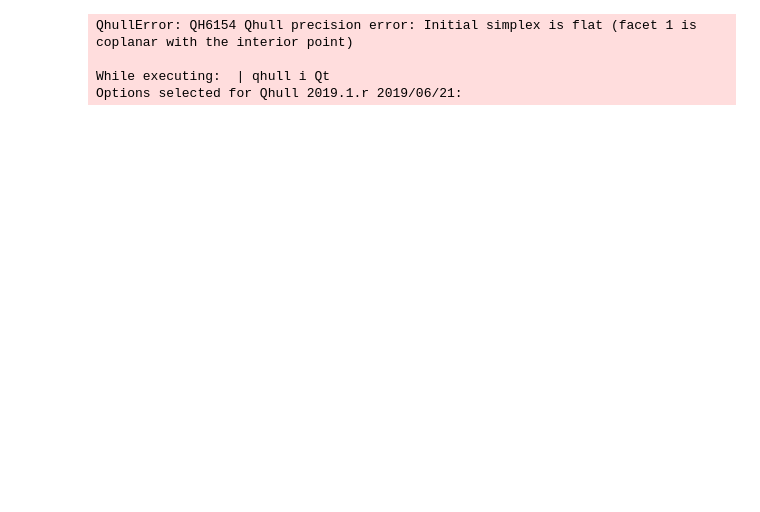
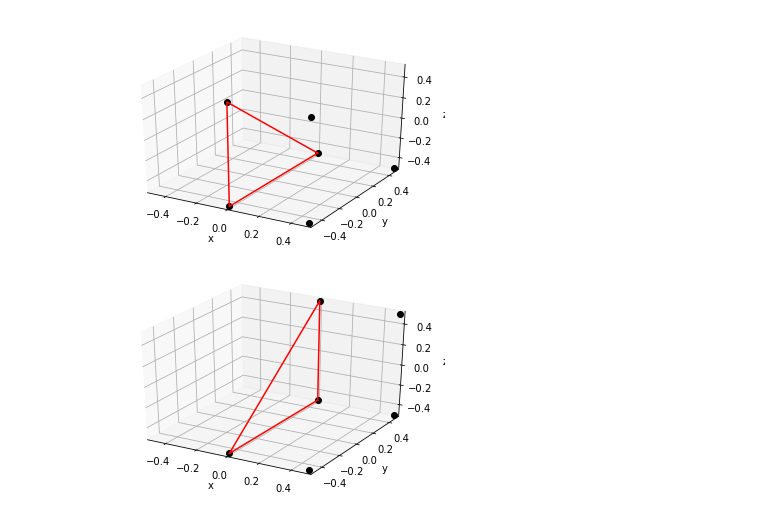
Before and after one commit to CursedApps/marching-cubes, a Jupyter notebook: MarchingCube_test.ipynb, the cells around one changed output. Drawn from its saved outputs; the diff is of its cells as text; code cells hidden in the pictures; blank space fills up the shorter version.

```diff
--- a/MarchingCube_test.ipynb
+++ b/MarchingCube_test.ipynb
@@ -26,7 +26,13 @@ coords = np.array([
   [ .5, -.5,  .5],
   ], dtype=float)
 # %%
-bits= np.array([0,0,1,0,1,0,0,1],dtype=bool).reshape((1,8))
+binary = 0b00110011
+
+bin_array = []
+for i in range(7,-1,-1):
+    bin_array.append(binary & 2**i)
+
+bits= np.array(bin_array,dtype=bool).reshape((1,8))
 
 answer = bits * (bits * connec).T
 # answer = np.col((bits * connec).T, [2,4,7]).nodup()
@@ -41,7 +46,0 @@ print(groups)
-# %%
-for group in groups:
-    bit_connec = (1 - bits) * (groups[group] * connec).T
-    mid_indices = bit_connec.nonzero()
-    mid_pos = np.array(list(zip(coords[mid_indices[0]], coords[mid_indices[1]])))
-    mid_pos = np.concatenate(np.mean(mid_pos,axis=1), coords[groups[group].nonzero()))
-    print(mid_pos)
@@ -50,21 +47,30 @@ SyntaxError: invalid syntax (<ipython-input-23-a7d07e8ad4f3>, line 5)
 # %%
-    if len(mid_pos) > 3:
-        hull = ConvexHull(mid_pos)
+for group in groups:
+    bit_connec = (1 - bits) * (groups[group] * connec).T
+    mid_indices = bit_connec.nonzero()
+    mid_pos = np.array(list(zip(coords[mid_indices[0]], coords[mid_indices[1]])))
+    roots_indices = groups[group].nonzero()
+    mid_pos = np.concatenate((np.mean(mid_pos,axis=1), coords[roots_indices]))
 
-        fig = plt.figure()
-        ax = fig.add_subplot(111, projection="3d")
-        ax.plot(mid_pos.T[0], mid_pos.T[1], mid_pos.T[2], "ko")
+    hull = ConvexHull(mid_pos)
+    fig = plt.figure()
+    ax = fig.add_subplot(111, projection="3d")
+    ax.plot(mid_pos.T[0], mid_pos.T[2], mid_pos.T[1], "ko")
+    ax.set_xlim(-0.5, 0.5)
+    ax.set_ylim(-0.5, 0.5)
+    ax.set_zlim(-0.5, 0.5)
 
-        for s in hull.simplices:
-            s = np.append(s, s[0])  # Here we cycle back to the first coordinate
-            ax.plot(mid_pos[s, 0], mid_pos[s, 1], mid_pos[s, 2], "r-")
+    no_no = hull.vertices[-len(roots_indices[0]):]
+    for s in hull.simplices:
+        if np.isin(s, no_no).any():
+            continue
+        s = np.append(s, s[0])  # Here we cycle back to the first coordinate
+        ax.plot(mid_pos[s, 0], mid_pos[s, 2], mid_pos[s, 1], "r-")
 
-        for i in ["x", "y", "z"]:
-            eval("ax.set_{:s}label('{:s}')".format(i, i))
+    for i in ["x", "y", "z"]:
+        eval("ax.set_{:s}label('{:s}')".format(i, i))
 
-        plt.show()
+    plt.show()
 # %% [output]
-QhullError: QH6154 Qhull precision error: Initial simplex is flat (facet 1 is coplanar with the interior point)
-
-While executing:  | qhull i Qt
-Options selected for Qhull 2019.1.r 2019/06/21:
+[figure, added]
+[figure, added]
```
Also changed, not shown: parts of 2 cells of this notebook.
